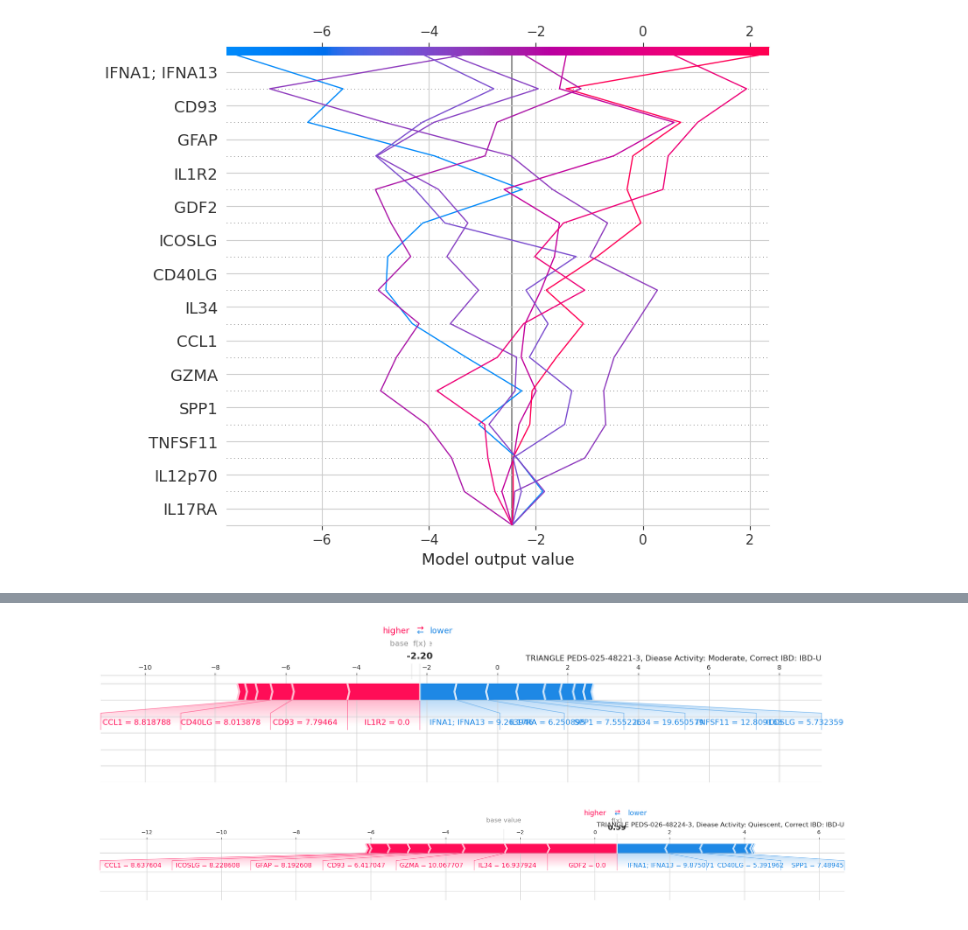
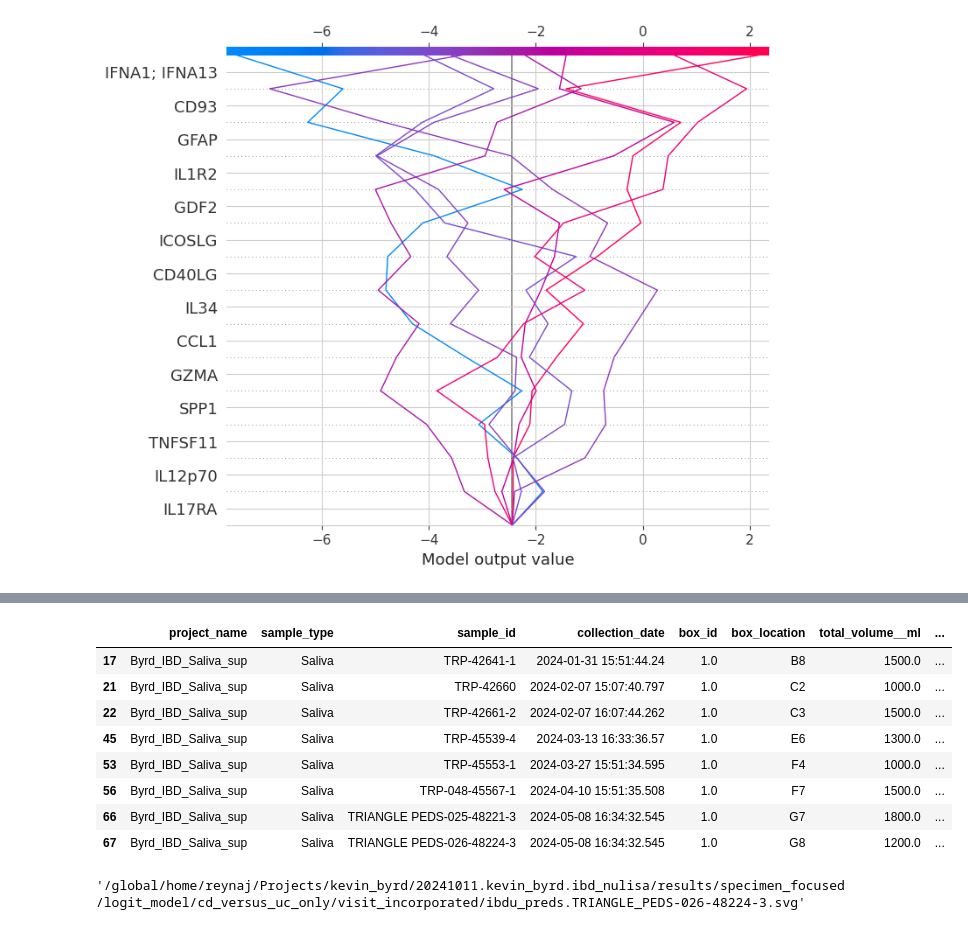
Before and after one commit to VCU-Bioinformatics-Core/20241011.kevin_byrd.ibd_nulisa, a Jupyter notebook: workflow/specimen_focused/cd_versus_uc/logit_post_analysis.visits_incorporated.shap.py.ipynb, the cells around one changed output, grey strips where cells are left out. Saved outputs shown, nothing was run; the diff lists cells and outputs as text; code cells hidden in the pictures.

```diff
--- a/workflow/specimen_focused/cd_versus_uc/logit_post_analysis.visits_incorporated.shap.py.ipynb
+++ b/workflow/specimen_focused/cd_versus_uc/logit_post_analysis.visits_incorporated.shap.py.ipynb
@@ -458,8 +486,12 @@ sample_no = 6
 sample_name = samples[sample_no]
 fig = make_force_plot(explainer, shap_values, input_data, ibdu_clinical_data, sample_no, sample_name, title_loc='right')
 fig
+
+# save the figure
+sample_name_comp = sample_name.replace(' ', '_')
+output_fn = os.path.join(outdir, f'ibdu_preds.{sample_name_comp}.svg')
+fig.tight_layout()
+fig.savefig(output_fn)
-# %% [output]
-[figure, removed]
 # %%
 sample_no = 7
 sample_name = samples[sample_no]
@@ -471,5 +503,25 @@ fig.tight_layout()
 fig.savefig(output_fn)
 
 fig
+
+# save the figure
+sample_name_comp = sample_name.replace(' ', '_')
+output_fn = os.path.join(outdir, f'ibdu_preds.{sample_name_comp}.svg')
+fig.tight_layout()
+fig.savefig(output_fn)
-# %% [output]
-[figure, removed]
+# %%
+ibdu_clinical_data
+# %% [output]
+|  | project_name | sample_type | sample_id | collection_date | box_id | box_location | total_volume__ml | ... |
+| 17 | Byrd_IBD_Saliva_sup | Saliva | TRP-42641-1 | 2024-01-31 15:51:44.24 | 1.0 | B8 | 1500.0 | ... |
+| 21 | Byrd_IBD_Saliva_sup | Saliva | TRP-42660 | 2024-02-07 15:07:40.797 | 1.0 | C2 | 1000.0 | ... |
+| 22 | Byrd_IBD_Saliva_sup | Saliva | TRP-42661-2 | 2024-02-07 16:07:44.262 | 1.0 | C3 | 1500.0 | ... |
+| 45 | Byrd_IBD_Saliva_sup | Saliva | TRP-45539-4 | 2024-03-13 16:33:36.57 | 1.0 | E6 | 1300.0 | ... |
+| 53 | Byrd_IBD_Saliva_sup | Saliva | TRP-45553-1 | 2024-03-27 15:51:34.595 | 1.0 | F4 | 1000.0 | ... |
+| 56 | Byrd_IBD_Saliva_sup | Saliva | TRP-048-45567-1 | 2024-04-10 15:51:35.508 | 1.0 | F7 | 1500.0 | ... |
+| 66 | Byrd_IBD_Saliva_sup | Saliva | TRIANGLE PEDS-025-48221-3 | 2024-05-08 16:34:32.545 | 1.0 | G7 | 1800.0 | ... |
+| 67 | Byrd_IBD_Saliva_sup | Saliva | TRIANGLE PEDS-026-48224-3 | 2024-05-08 16:34:32.545 | 1.0 | G8 | 1200.0 | ... |
+# %%
+os.path.abspath(output_fn)
+# %% [output]
+'/global/home/reynaj/Projects/kevin_byrd/20241011.kevin_byrd.ibd_nulisa/results/specimen_focused/logit_model/cd_versus_uc_only/visit_incorporated/ibdu_preds.TRIANGLE_PEDS-026-48224-3.svg'
```
Also changed, not shown: parts of 7 cells of this notebook.
